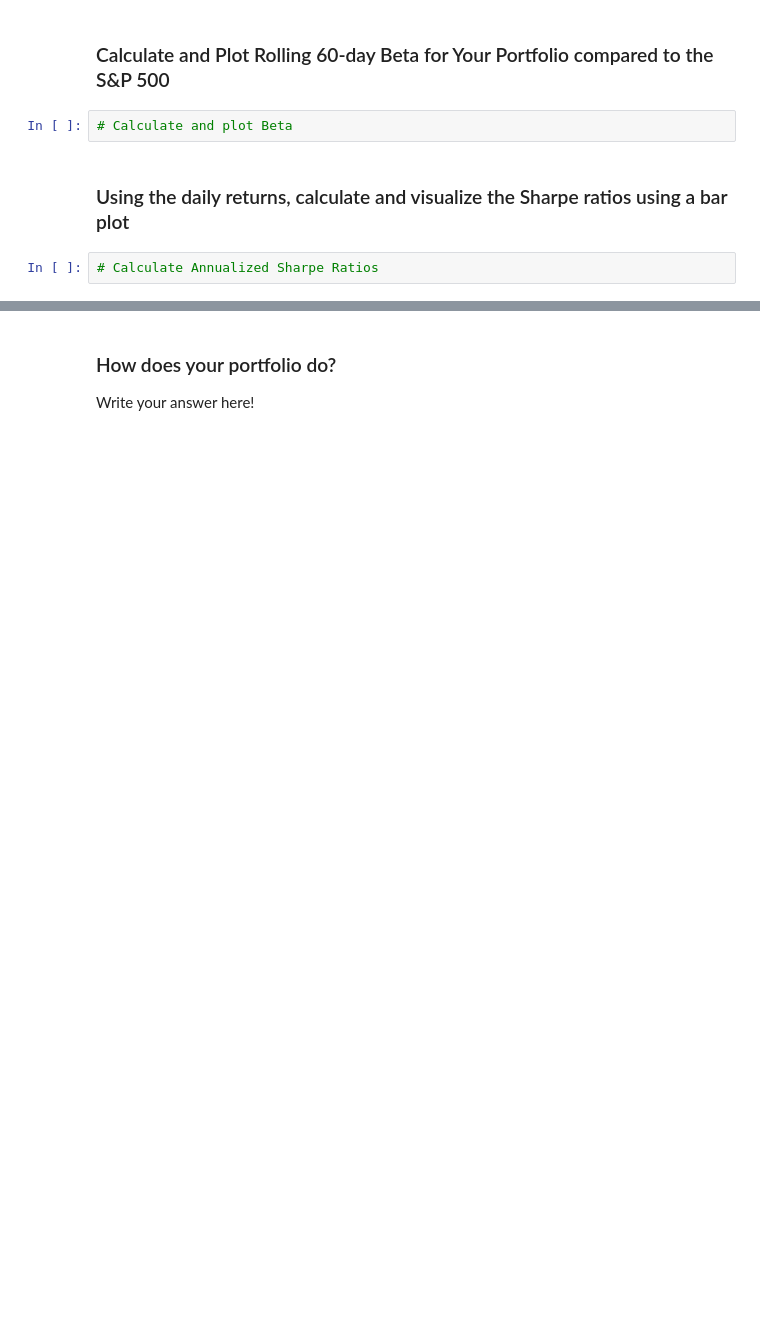
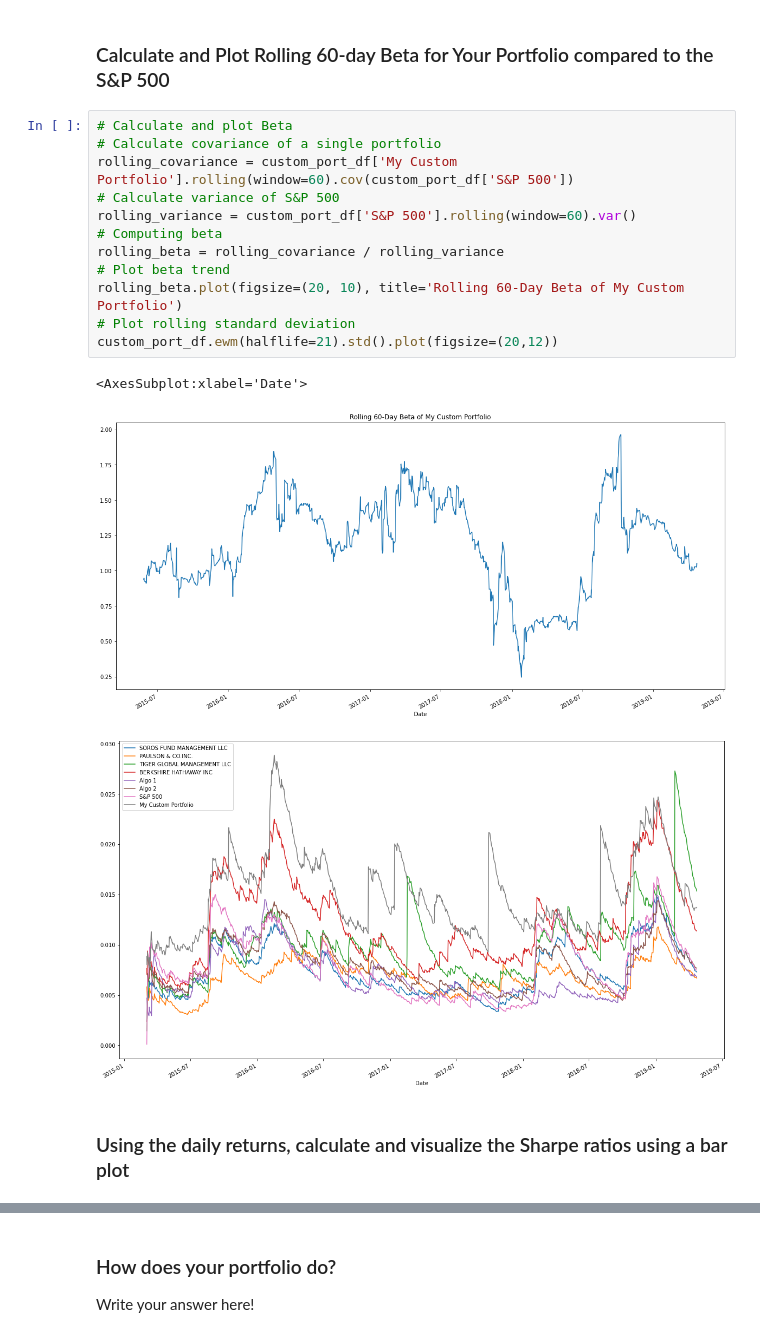
Before and after one commit to DanEspin0821/Pandas_HW, a Jupyter notebook: whale_analysis.ipynb, the cells around one changed output, grey strips where cells are left out. Saved outputs shown, nothing was run; the diff lists cells and outputs as text; blank space fills up the shorter version.

```diff
--- a/whale_analysis.ipynb
+++ b/whale_analysis.ipynb
@@ -551,8 +806,20 @@ weights = [1/3, 1/3, 1/3]
 # %% [markdown]
 ### Calculate and Plot Rolling 60-day Beta for Your Portfolio compared to the S&P 500
-# %%
-# Calculate and plot Beta
+# %%
+# Calculate and plot Beta
+# Calculate covariance of a single portfolio
+rolling_covariance = custom_port_df['My Custom Portfolio'].rolling(window=60).cov(custom_port_df['S&P 500'])
+# Calculate variance of S&P 500
+rolling_variance = custom_port_df['S&P 500'].rolling(window=60).var()
+# Computing beta
+rolling_beta = rolling_covariance / rolling_variance
+# Plot beta trend
+rolling_beta.plot(figsize=(20, 10), title='Rolling 60-Day Beta of My Custom Portfolio')
+# Plot rolling standard deviation
+custom_port_df.ewm(halflife=21).std().plot(figsize=(20,12))
+# %% [output]
+<AxesSubplot:xlabel='Date'>
+[figure, added]
+[figure, added]
 # %% [markdown]
 ### Using the daily returns, calculate and visualize the Sharpe ratios using a bar plot
-# %%
-# Calculate Annualized Sharpe Ratios
```
Also changed, not shown: parts of 52 cells of this notebook.
